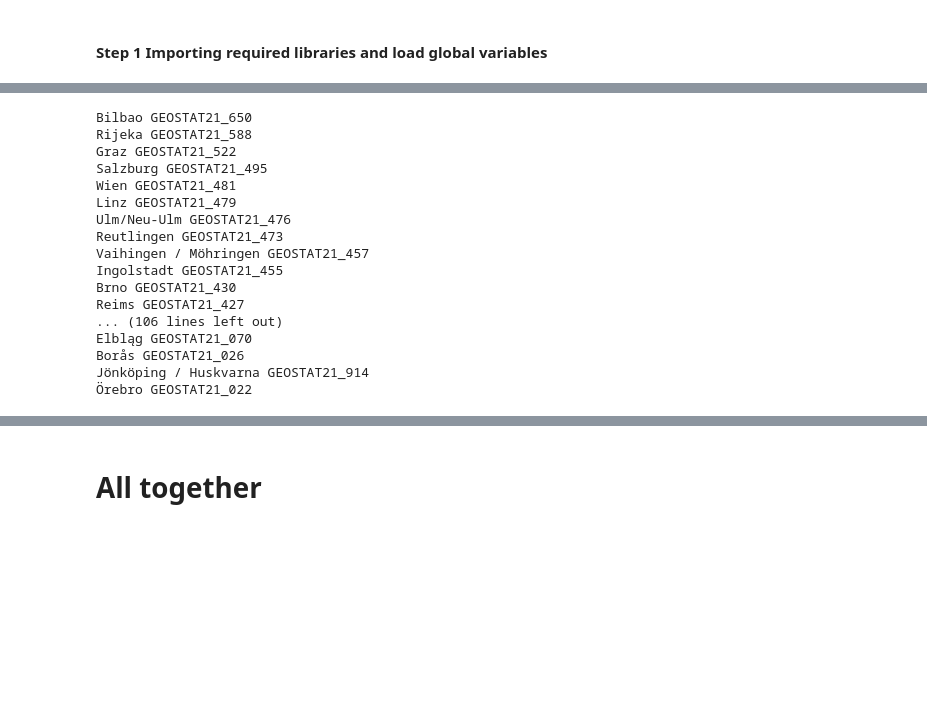
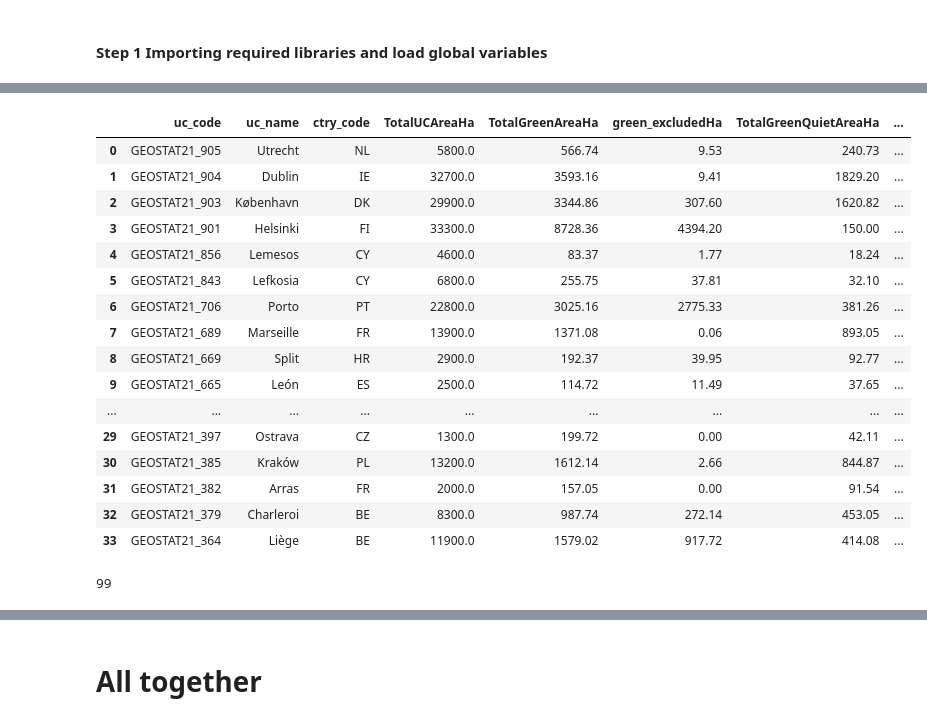
Before and after one commit to ubachr/GQA, a Jupyter notebook: dev/03_Postprocessing_SA_Calc_stats_August.ipynb, the cells around one changed output, grey strips where cells are left out. Saved outputs shown, nothing was run; the diff lists cells and outputs as text; code cells hidden in the pictures; blank space fills up the shorter version.

```diff
--- a/dev/03_Postprocessing_SA_Calc_stats_August.ipynb
+++ b/dev/03_Postprocessing_SA_Calc_stats_August.ipynb
@@ -71,10 +78,3 @@ path2FinalGQA = r'P:\Environment and Health\Noise\ServiceContract\2024_ServiceCo
 # FINAL OUTPUT TABLE
 csv_name = 'GQA_v2024_0708.csv'
 csv_path = os.path.join(outdata_f, csv_name)
-# %%
-# FINAL OUTPUT TABLE
-csv_name = 'GQA_v2024_0708.csv'
-csv_path = os.path.join(outdata_f, csv_name)
-if os.path.exists(csv_path):
-    final_tbl = pd.read_csv(csv_path)
-    uc_processed_ls = final_tbl.uc_code.to_list()
@@ -81,3 +113,25 @@ if os.path.exists(csv_path):
+# %%
+out_tbl = pd.read_csv(csv_path)
+# %%
+out_tbl
+# %% [output]
+|  | uc_code | uc_name | ctry_code | TotalUCAreaHa | TotalGreenAreaHa | green_excludedHa | TotalGreenQuietAreaHa | ... |
+| 0 | GEOSTAT21_905 | Utrecht | NL | 5800.0 | 566.74 | 9.53 | 240.73 | ... |
+| 1 | GEOSTAT21_904 | Dublin | IE | 32700.0 | 3593.16 | 9.41 | 1829.20 | ... |
+| 2 | GEOSTAT21_903 | København | DK | 29900.0 | 3344.86 | 307.60 | 1620.82 | ... |
+| 3 | GEOSTAT21_901 | Helsinki | FI | 33300.0 | 8728.36 | 4394.20 | 150.00 | ... |
+| 4 | GEOSTAT21_856 | Lemesos | CY | 4600.0 | 83.37 | 1.77 | 18.24 | ... |
+| 5 | GEOSTAT21_843 | Lefkosia | CY | 6800.0 | 255.75 | 37.81 | 32.10 | ... |
+| 6 | GEOSTAT21_706 | Porto | PT | 22800.0 | 3025.16 | 2775.33 | 381.26 | ... |
+| 7 | GEOSTAT21_689 | Marseille | FR | 13900.0 | 1371.08 | 0.06 | 893.05 | ... |
+| 8 | GEOSTAT21_669 | Split | HR | 2900.0 | 192.37 | 39.95 | 92.77 | ... |
+| 9 | GEOSTAT21_665 | León | ES | 2500.0 | 114.72 | 11.49 | 37.65 | ... |
+| ... | ... | ... | ... | ... | ... | ... | ... | ... |
+| 29 | GEOSTAT21_397 | Ostrava | CZ | 1300.0 | 199.72 | 0.00 | 42.11 | ... |
+| 30 | GEOSTAT21_385 | Kraków | PL | 13200.0 | 1612.14 | 2.66 | 844.87 | ... |
+| 31 | GEOSTAT21_382 | Arras | FR | 2000.0 | 157.05 | 0.00 | 91.54 | ... |
+| 32 | GEOSTAT21_379 | Charleroi | BE | 8300.0 | 987.74 | 272.14 | 453.05 | ... |
+| 33 | GEOSTAT21_364 | Liège | BE | 11900.0 | 1579.02 | 917.72 | 414.08 | ... |
 # %%
 if os.path.exists(csv_path):
     outtbl = pd.read_csv(csv_path)
@@ -86,30 +140,13 @@ else:
     cities_ls = []
 
 SA_ls = glob.glob(os.path.join(step2_f, '*.shp'))
-
+uc_ls = []
 # Print the list of shapefiles
 for sa_name in SA_ls:
     uc_code = os.path.basename(sa_name)[:-7]
     if uc_code not in cities_ls:
-        SA = gpd.read_file(sa_name)
-        SA.loc[:, 'FID_GQA'] = SA['Name'].str.split(":").str[0]
-        uc_name = codes.query(f'HDENS_CLST=="{uc_code}"').HDENS_NAME.values[0]
-        print(f'{uc_name} {uc_code}')
+        uc_ls.append(uc_code)
-# %% [output]
-Bilbao GEOSTAT21_650
-Rijeka GEOSTAT21_588
-Graz GEOSTAT21_522
-Salzburg GEOSTAT21_495
-Wien GEOSTAT21_481
-Linz GEOSTAT21_479
-Ulm/Neu-Ulm GEOSTAT21_476
-Reutlingen GEOSTAT21_473
-Vaihingen / Möhringen GEOSTAT21_457
-Ingolstadt GEOSTAT21_455
-Brno GEOSTAT21_430
-Reims GEOSTAT21_427
-... (106 lines left out)
-Elbląg GEOSTAT21_070
-Borås GEOSTAT21_026
-Jönköping / Huskvarna GEOSTAT21_914
-Örebro GEOSTAT21_022
+# %%
+len(uc_ls)
+# %% [output]
+99
```
Also changed, not shown: parts of 34 cells of this notebook, 9 other files.
